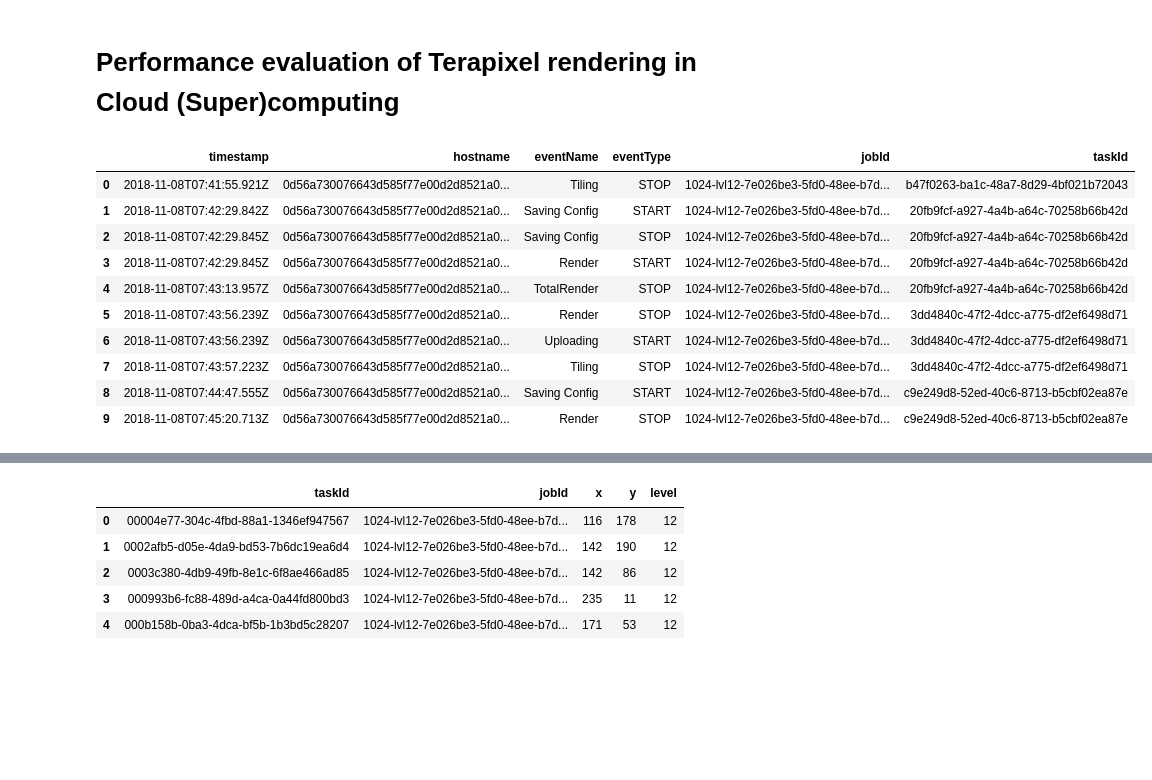
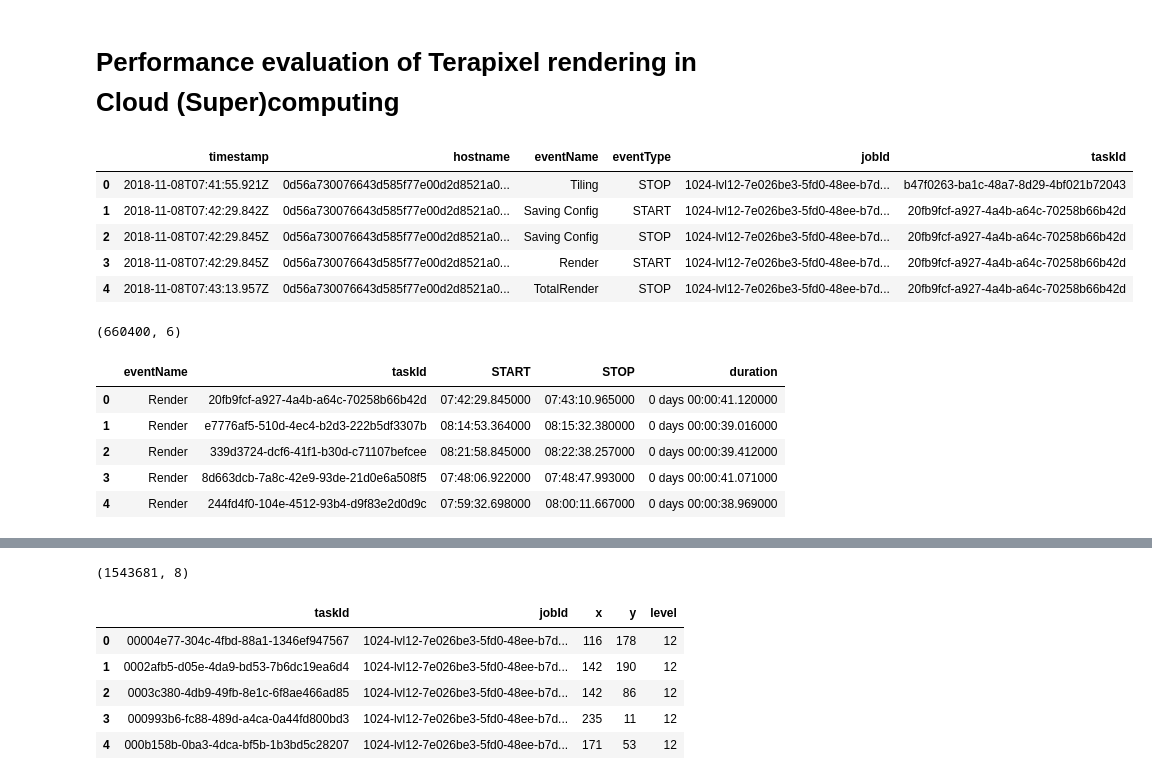
Before and after one commit to roshan-pandey/Terascope, a Jupyter notebook: notebook/CSC8634_Roshan_Pandey_210113925.ipynb, the cells around one changed output, grey strips where cells are left out. Drawn from its saved outputs; the diff is of its cells as text; code cells hidden in the pictures; blank space fills up the shorter version.

```diff
--- a/notebook/CSC8634_Roshan_Pandey_210113925.ipynb
+++ b/notebook/CSC8634_Roshan_Pandey_210113925.ipynb
@@ -12,21 +14,29 @@ import IPython
 # %%
-app_check = pd.read_csv("../data/application-checkpoints.csv")
-gpu = pd.read_csv("../data/gpu.csv")
-task_xy = pd.read_csv("../data/task-x-y.csv")
+app_check = pd.read_csv("/content/drive/MyDrive/terascope/data/application-checkpoints.csv")
+gpu = pd.read_csv("/content/drive/MyDrive/terascope/data/gpu.csv")
+task_xy = pd.read_csv("/content/drive/MyDrive/terascope/data/task-x-y.csv")
 # %%
-app_check.head(10)
+app_check.head()
 # %% [output]
 |  | timestamp | hostname | eventName | eventType | jobId | taskId |
 | 0 | 2018-11-08T07:41:55.921Z | 0d56a730076643d585f77e00d2d8521a0... | Tiling | STOP | 1024-lvl12-7e026be3-5fd0-48ee-b7d... | b47f0263-ba1c-48a7-8d29-4bf021b72043 |
 | 1 | 2018-11-08T07:42:29.842Z | 0d56a730076643d585f77e00d2d8521a0... | Saving Config | START | 1024-lvl12-7e026be3-5fd0-48ee-b7d... | 20fb9fcf-a927-4a4b-a64c-70258b66b42d |
 | 2 | 2018-11-08T07:42:29.845Z | 0d56a730076643d585f77e00d2d8521a0... | Saving Config | STOP | 1024-lvl12-7e026be3-5fd0-48ee-b7d... | 20fb9fcf-a927-4a4b-a64c-70258b66b42d |
 | 3 | 2018-11-08T07:42:29.845Z | 0d56a730076643d585f77e00d2d8521a0... | Render | START | 1024-lvl12-7e026be3-5fd0-48ee-b7d... | 20fb9fcf-a927-4a4b-a64c-70258b66b42d |
 | 4 | 2018-11-08T07:43:13.957Z | 0d56a730076643d585f77e00d2d8521a0... | TotalRender | STOP | 1024-lvl12-7e026be3-5fd0-48ee-b7d... | 20fb9fcf-a927-4a4b-a64c-70258b66b42d |
-| 5 | 2018-11-08T07:43:56.239Z | 0d56a730076643d585f77e00d2d8521a0... | Render | STOP | 1024-lvl12-7e026be3-5fd0-48ee-b7d... | 3dd4840c-47f2-4dcc-a775-df2ef6498d71 |
-| 6 | 2018-11-08T07:43:56.239Z | 0d56a730076643d585f77e00d2d8521a0... | Uploading | START | 1024-lvl12-7e026be3-5fd0-48ee-b7d... | 3dd4840c-47f2-4dcc-a775-df2ef6498d71 |
-| 7 | 2018-11-08T07:43:57.223Z | 0d56a730076643d585f77e00d2d8521a0... | Tiling | STOP | 1024-lvl12-7e026be3-5fd0-48ee-b7d... | 3dd4840c-47f2-4dcc-a775-df2ef6498d71 |
-| 8 | 2018-11-08T07:44:47.555Z | 0d56a730076643d585f77e00d2d8521a0... | Saving Config | START | 1024-lvl12-7e026be3-5fd0-48ee-b7d... | c9e249d8-52ed-40c6-8713-b5cbf02ea87e |
-| 9 | 2018-11-08T07:45:20.713Z | 0d56a730076643d585f77e00d2d8521a0... | Render | STOP | 1024-lvl12-7e026be3-5fd0-48ee-b7d... | c9e249d8-52ed-40c6-8713-b5cbf02ea87e |
+# %%
+app_check.shape
+# %% [output]
+(660400, 6)
+# %%
+render_df.head()
+# %% [output]
+|  | eventName | taskId | START | STOP | duration |
+| 0 | Render | 20fb9fcf-a927-4a4b-a64c-70258b66b42d | 07:42:29.845000 | 07:43:10.965000 | 0 days 00:00:41.120000 |
+| 1 | Render | e7776af5-510d-4ec4-b2d3-222b5df3307b | 08:14:53.364000 | 08:15:32.380000 | 0 days 00:00:39.016000 |
+| 2 | Render | 339d3724-dcf6-41f1-b30d-c71107befcee | 08:21:58.845000 | 08:22:38.257000 | 0 days 00:00:39.412000 |
+| 3 | Render | 8d663dcb-7a8c-42e9-93de-21d0e6a508f5 | 07:48:06.922000 | 07:48:47.993000 | 0 days 00:00:41.071000 |
+| 4 | Render | 244fd4f0-104e-4512-93b4-d9f83e2d0d9c | 07:59:32.698000 | 08:00:11.667000 | 0 days 00:00:38.969000 |
 # %%
 gpu.head()
 # %% [output]
@@ -36,6 +46,10 @@ gpu.head()
 | 2 | 2018-11-08T08:27:10.842Z | db871cd77a544e13bc791a64a0c8ed500... | 323217056562 | GPU-f4597939-a0b4-e78a-2436-12dba... | 121.64 | 45 | 91 | 44 |
 | 3 | 2018-11-08T08:27:10.424Z | b9a1fa7ae2f74eb68f25f607980f97d70... | 325217085931 | GPU-ad773c69-c386-a4be-b214-1ea4f... | 50.23 | 38 | 90 | 43 |
 | 4 | 2018-11-08T08:27:10.937Z | db871cd77a544e13bc791a64a0c8ed500... | 323217056464 | GPU-2d4eed64-4ca8-f12c-24bc-28f03... | 141.82 | 41 | 90 | 47 |
+# %%
+gpu.shape
+# %% [output]
+(1543681, 8)
 # %%
 task_xy.head()
 # %% [output]
```
Also changed, not shown: parts of 22 cells of this notebook.
